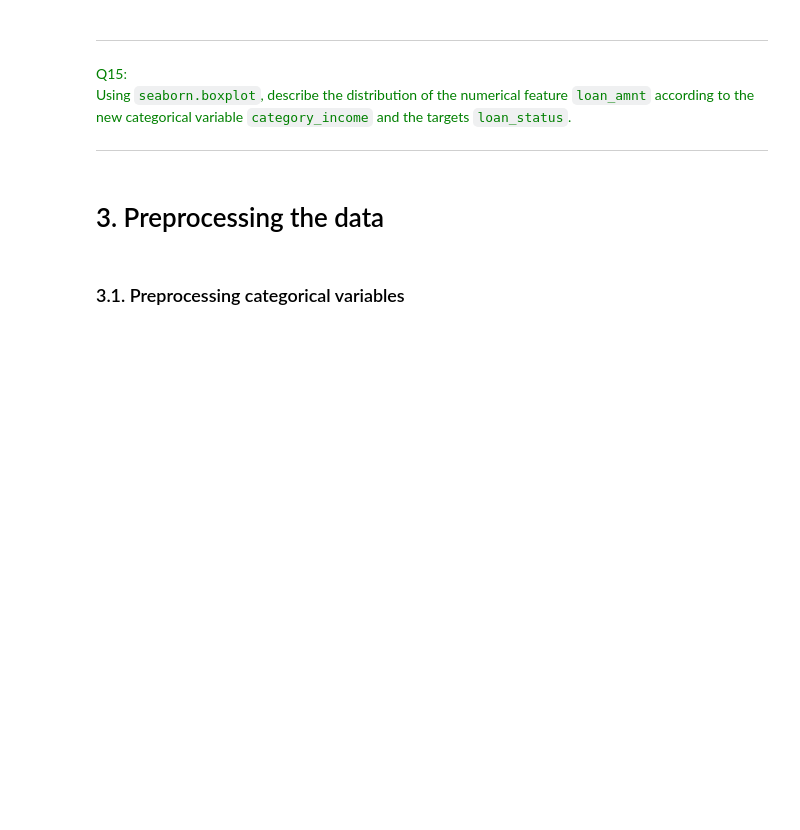
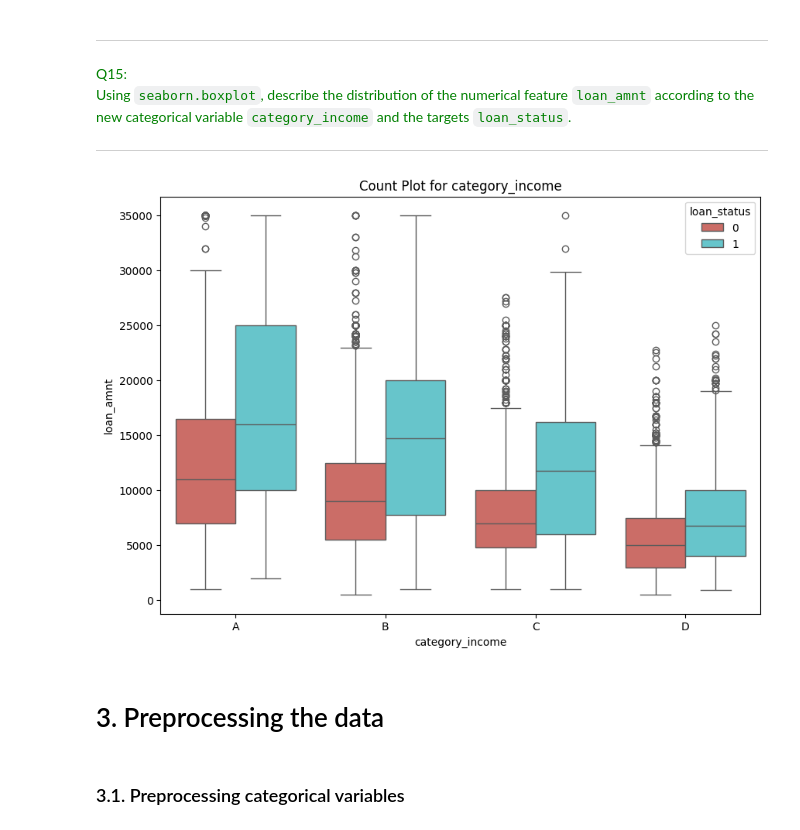
Before and after one commit to lilliaaaaa/Python-ml, a Jupyter notebook: Programming_Sessions/Programming_Session_2/Programming_Session_2.ipynb, the cells around one changed output. Cells and saved outputs as stored; diff of their text form; code cells hidden in the pictures; blank space fills up the shorter version.

```diff
--- a/Programming_Sessions/Programming_Session_2/Programming_Session_2.ipynb
+++ b/Programming_Sessions/Programming_Session_2/Programming_Session_2.ipynb
@@ -367,6 +411,14 @@ Using `seaborn.boxplot`, describe the distribution of the numerical feature `loa
 </font>
 
 ---
+# %%
+plt.figure(figsize=(10, 7))
+sns.boxplot(data=df_plot, x='category_income', y='loan_amnt', hue='loan_status',palette='hls',order=['A','B','C','D'])
+#sns.boxplot(data=df_plot, x='category_income', y='loan_amnt', hue='loan_status',palette='hls'
+plt.title('Count Plot for category_income')
+plt.show()
+# %% [output]
+[figure, added]
 # %% [markdown]
 # 3. Preprocessing the data
 # %% [markdown]
```
Also changed, not shown: parts of 22 cells of this notebook.
